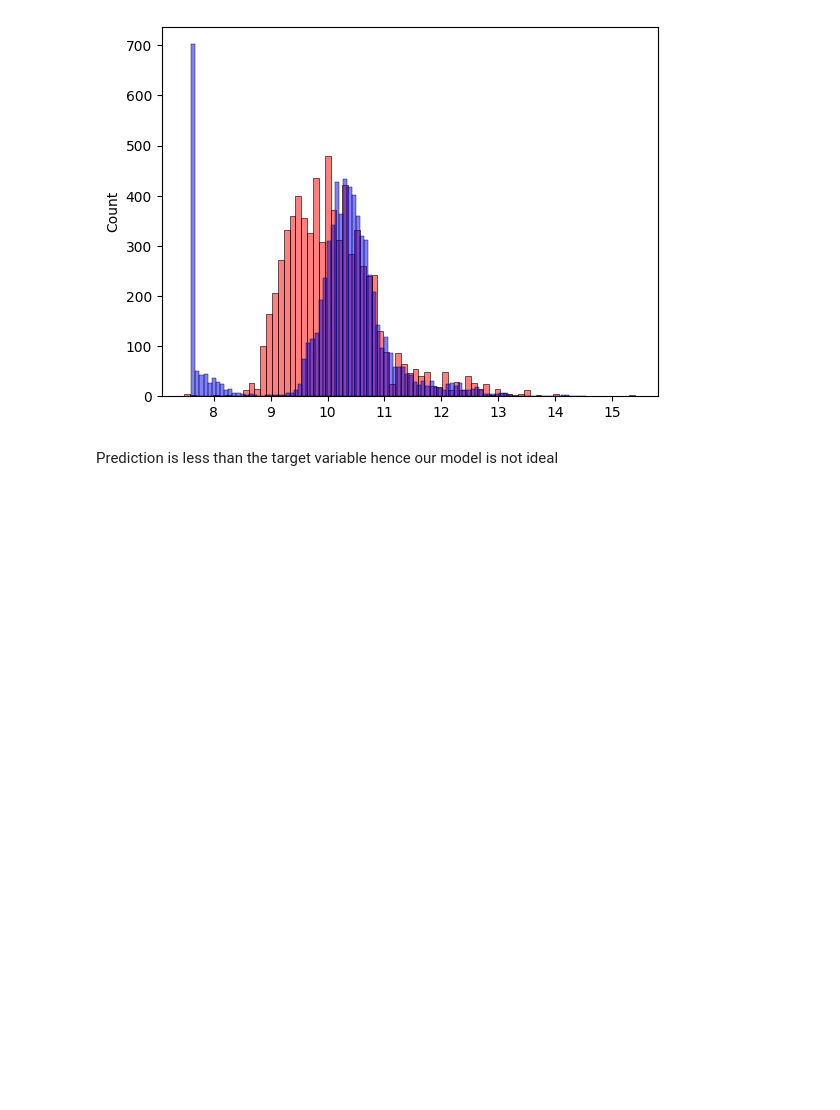
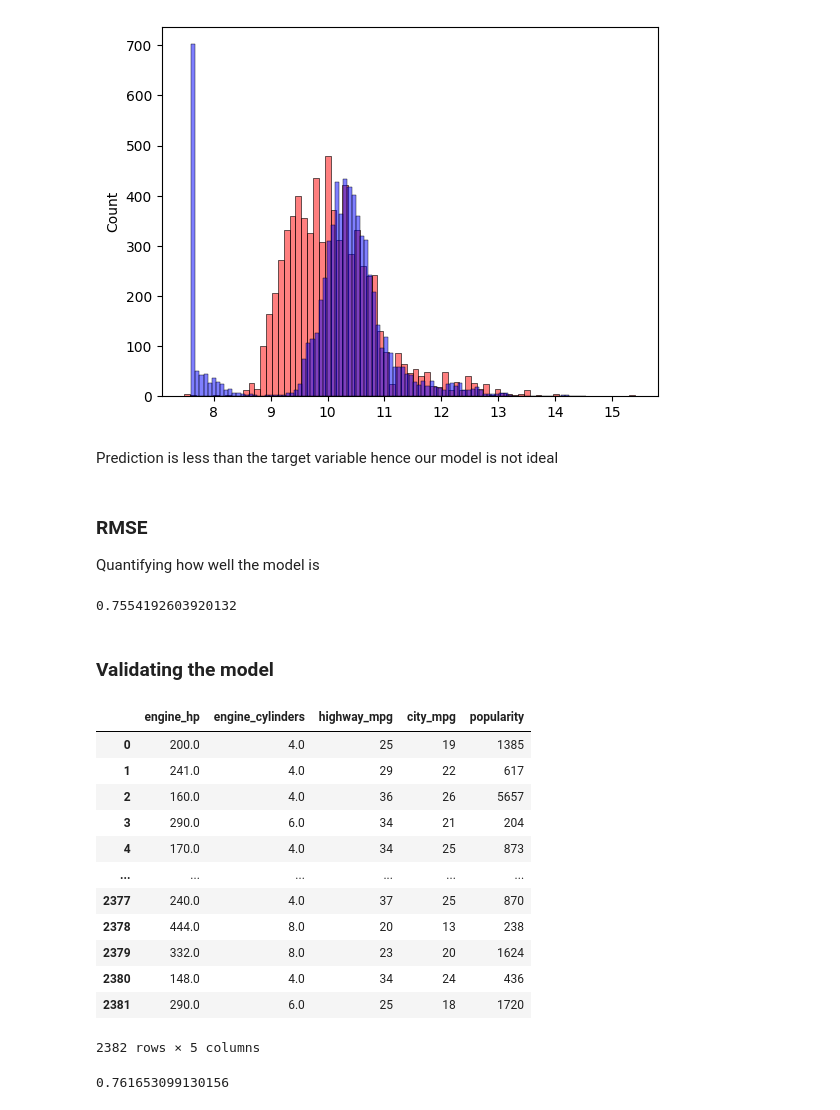
Before and after one commit to deninjo/Car-Price-Prediction, a Jupyter notebook: carprice.ipynb, the cells around one changed output. Cells and saved outputs as stored; diff of their text form; code cells hidden in the pictures; blank space fills up the shorter version.

Commit message:
RMSE

```diff
--- a/carprice.ipynb
+++ b/carprice.ipynb
@@ -859,3 +859,6 @@ sns.histplot(y_train, color='blue', alpha=0.5) # target variables
 [figure]
 # %% [markdown]
 Prediction is less than the target variable hence our model is not ideal
+# %% [markdown]
+### **RMSE** ###
+Quantifying how well the model is
@@ -861,0 +871,22 @@ Prediction is less than the target variable hence our model is not ideal
+# %%
+rmse(y_train, y_pred)
+# %% [output]
+0.7554192603920132
+# %% [markdown]
+### **Validating the model** ###
+# %%
+df_val[base]
+# %% [output]
+|  | engine_hp | engine_cylinders | highway_mpg | city_mpg | popularity |
+| 0 | 200.0 | 4.0 | 25 | 19 | 1385 |
+| 1 | 241.0 | 4.0 | 29 | 22 | 617 |
+| 2 | 160.0 | 4.0 | 36 | 26 | 5657 |
+| 3 | 290.0 | 6.0 | 34 | 21 | 204 |
+| 4 | 170.0 | 4.0 | 34 | 25 | 873 |
+| ... | ... | ... | ... | ... | ... |
+| 2377 | 240.0 | 4.0 | 37 | 25 | 870 |
+| 2378 | 444.0 | 8.0 | 20 | 13 | 238 |
+| 2379 | 332.0 | 8.0 | 23 | 20 | 1624 |
+| 2380 | 148.0 | 4.0 | 34 | 24 | 436 |
+| 2381 | 290.0 | 6.0 | 25 | 18 | 1720 |
+2382 rows × 5 columns
@@ -861,0 +901,12 @@ Prediction is less than the target variable hence our model is not ideal
+# %%
+# training part
+X_train = prepare_x(df_train)
+w0, w = train_linear_regression(X_train, y_train)
+
+# validation
+X_val = prepare_x(df_val)
+y_pred = w0 + X_val.dot(w)
+
+rmse(y_val, y_pred)
+# %% [output]
+0.761653099130156
```
Also changed, not shown: parts of 2 cells of this notebook, 1 other file.
